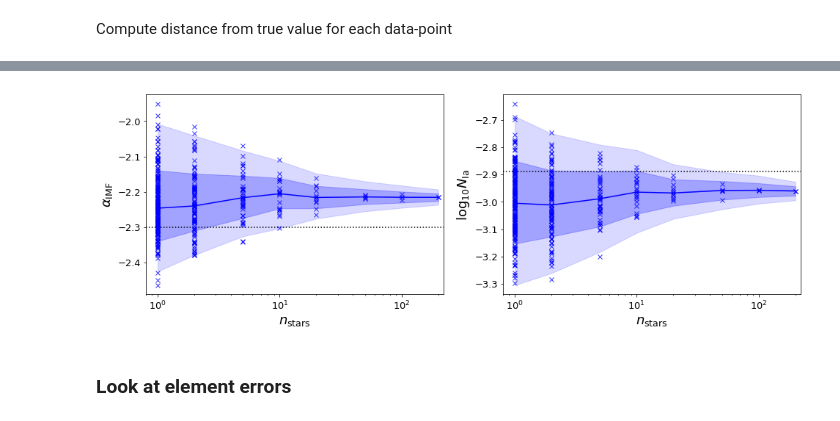
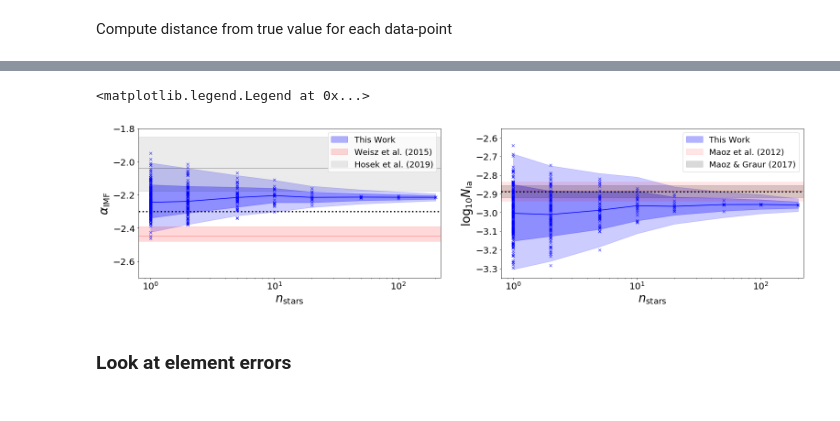
Before and after one commit to oliverphilcox/ChempyMulti, a Jupyter notebook: Jupyter/TNG_Aug2019/4) Chain Analysis.ipynb, the cells around one changed output, grey strips where cells are left out. Drawn from its saved outputs; the diff is of its cells as text; code cells hidden in the pictures.

```diff
--- a/Jupyter/TNG_Aug2019/4) Chain Analysis.ipynb
+++ b/Jupyter/TNG_Aug2019/4) Chain Analysis.ipynb
@@ -2,7 +2,7 @@
 ### Here we analyze and plot the HMC chains
 # %%
 %pylab inline
-name_str = 'WrongYield'
+name_str = 'TNG'
 name_str2 = 'TNG' # only used for initial plots
 name_str3 = 'WrongYield' # only used for initial plots
 dat=np.load('/mnt/store1/oliverphilcox/ChempyMultiData/TNG/chains/%s_HMC_Full_v5_n200.npz'%name_str)
@@ -10,3 +10,5 @@ dat2=np.load('/mnt/store1/oliverphilcox/ChempyMultiData/TNG/chains/%s_HMC_Full_v
 dat3=np.load('/mnt/store1/oliverphilcox/ChempyMultiData/TNG/chains/%s_HMC_Full_v5_n200.npz'%name_str3)
 # %% [output]
 Populating the interactive namespace from numpy and matplotlib
+# %%
+all_Lambdas = dat.f.Lambdas
@@ -49,7 +92,7 @@ true=[-2.3,-2.89]
 # %%
 all_Lambdas = dat.f.Lambdas
 # %%
-for this_n in [1,10,100]:
+for this_n in [1,10,100,200]:
     ind = np.where(this_n==n_stars)[0][0]
     this_Lambdas = all_Lambdas[ind]
     medians = np.asarray([np.median(thisL,axis=0) for thisL in this_Lambdas])
@@ -141,43 +205,64 @@ left=1.0, right=1.0
 # %%
 labels=[r'$\alpha_\mathrm{IMF}$',r'$\log_{10}N_\mathrm{Ia}$']
 
-fig,ax=plt.subplots(nrows=1,ncols=2,figsize=(16,5));
+fig,ax=plt.subplots(nrows=1,ncols=2,figsize=(26,6));
 
 all_Lambdas = dat.f.Lambdas
 
 med,lo,up,lo2,up2,sample_lo,sample_hi=[np.zeros((len(n_stars),2)) for _ in range(7)]
 for i in range(len(n_stars)):
     theseL=all_Lambdas[i]
     lowL2,lowL,medianL,upL,upL2 = [[np.percentile(L,p,axis=0) for L in theseL] for p in [2.275,15.865,50.,84.135,97.725]]
     up[i]=np.median(upL,axis=0)
     lo[i]=np.median(lowL,axis=0)
     up2[i]=np.median(upL2,axis=0)
     lo2[i]=np.median(lowL2,axis=0)
     med[i]=np.median(medianL,axis=0)
     sample_lo[i],sample_hi[i]=np.percentile(medianL,[15.865,84.135],axis=0)
 
+FS=22
 
 for ind in [0,1]:
     ax[ind].set_xscale('log')
     ax[ind].errorbar(n_stars,med[:,ind],yerr=0.,#[med[:,ind]-sample_lo[:,ind],sample_hi[:,ind]-med[:,ind]],
                      marker='x',c='b')
-    ax[ind].fill_between(n_stars,lo[:,ind],up[:,ind],alpha=0.25,color='b')
-    ax[ind].fill_between(n_stars,lo2[:,ind],up2[:,ind],alpha=0.15,color='b')
+    ax[ind].fill_between(n_stars,lo[:,ind],up[:,ind],alpha=0.3,color='b',label='This Work')
+    ax[ind].fill_between(n_stars,lo2[:,ind],up2[:,ind],alpha=0.2,color='b')
 
     for i in range(len(n_stars)):
         for j in range(len(all_Lambdas[i])):
             ax[ind].errorbar(n_stars[i],np.median(all_Lambdas[i][j],axis=0)[ind],marker='x',c='b',alpha=0.8)
 
-    ax[ind].set_ylabel(labels[ind],fontsize=FS+2)
-    ax[ind].set_xlabel(r'$n_\mathrm{stars}$',fontsize=FS+2)
+    ax[ind].set_ylabel(labels[ind],fontsize=FS+4)
+    ax[ind].set_xlabel(r'$n_\mathrm{stars}$',fontsize=FS+4)
     ax[ind].set_xscale('log');
     for label in (ax[ind].get_xticklabels()+ax[ind].get_yticklabels()):
-        label.set_fontsize(fontsize=FS-3)
+        label.set_fontsize(fontsize=FS-2)
 
-    ax[ind].hlines(true[ind],vmin,vmax,linestyles=':')
+    ax[ind].hlines(true[ind],vmin,vmax,linestyles=':',lw=3)
     ax[ind].set_xlim([vmin,vmax]);
+
+ax[0].set_ylim([-2.7,-1.8])
+ax[1].set_ylim([-3.35,-2.55])
+x_ar = np.arange(0,300)
+y_ar = np.ones_like(x_ar)
+ax[0].fill_between(x_ar,y_ar*-2.48,y_ar*-2.39,color='r',alpha=0.15,label='Weisz et al. (2015)')
+ax[0].hlines(-2.45,0.1,300,color='r',alpha=0.3)
+
+ax[0].fill_between(x_ar,y_ar*-(2.04+0.14),y_ar*-(2.04-0.19),color='k',alpha=0.08,label='Hosek et al. (2019)')
+ax[0].hlines(-2.04,0.1,300,color='k',alpha=0.3)
+ax[0].legend(fontsize=18)
+
+
+ax[1].fill_between(x_ar,y_ar*np.log10(0.0013-0.00015),y_ar*np.log10(0.0013+0.00015),color='r',alpha=0.1,label='Maoz et al. (2012)')
+ax[1].hlines(np.log10(0.0013),0.1,300,color='r',alpha=0.3)
+
+ax[1].fill_between(x_ar,y_ar*np.log10(0.0013-0.00010),y_ar*np.log10(0.0013+0.00010),color='k',alpha=0.15,label='Maoz & Graur (2017)')
+ax[1].hlines(np.log10(0.013),0.1,300,color='k',alpha=0.3)
+ax[1].legend(fontsize=18)
 # %% [output]
+<matplotlib.legend.Legend at 0x...>
-[figure, old version]
+[figure, new version]
 # %%
 fig.savefig('/home/oliverphilcox/ChempyMulti/Plots_New/%s_HMC_v5.pdf'%name_str,bbox_inches='tight')
 # %% [markdown]
```
Also changed, not shown: parts of 26 cells of this notebook, 43 other files.
